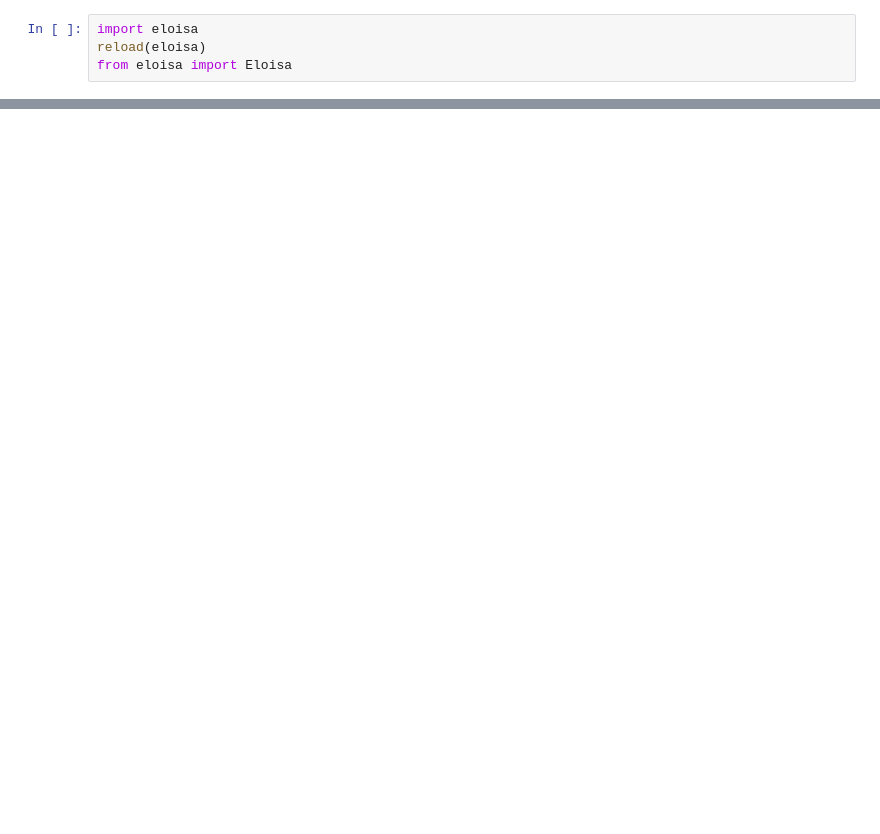
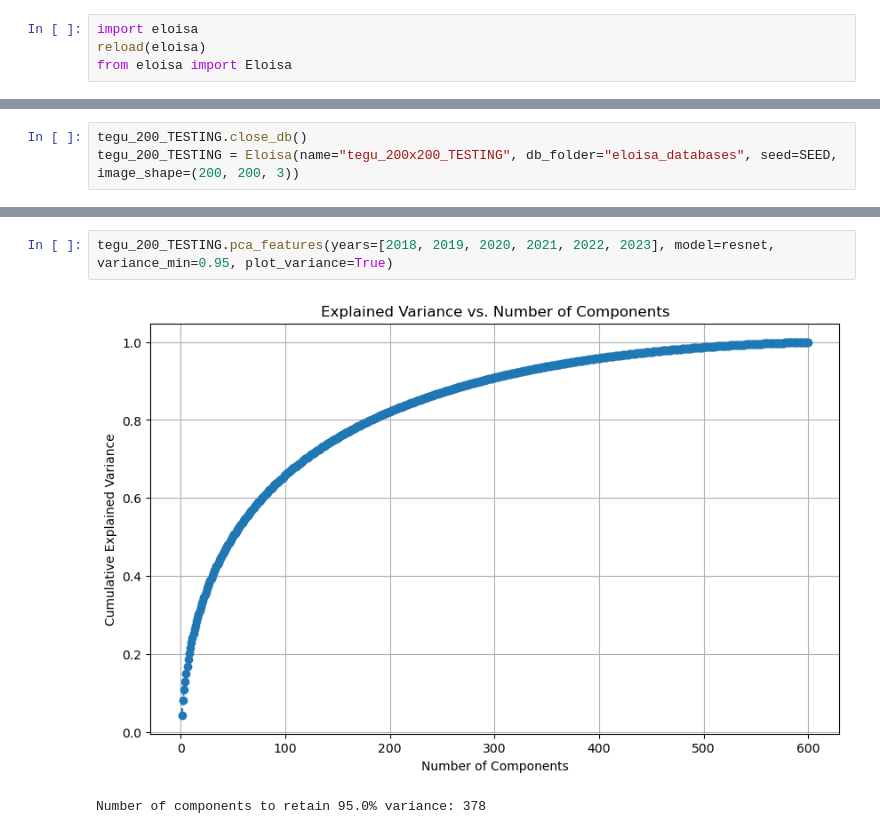
Before and after one commit to JuanesLamilla/TemporalClusterNet, a Jupyter notebook: load_and_save.ipynb, the cells around one changed output, grey strips where cells are left out. Saved outputs shown, nothing was run; the diff lists cells and outputs as text; blank space fills up the shorter version.

```diff
--- a/load_and_save.ipynb
+++ b/load_and_save.ipynb
@@ -144,0 +214,3 @@ plt.show()
+# %%
+tegu_200_TESTING.close_db()
+tegu_200_TESTING = Eloisa(name="tegu_200x200_TESTING", db_folder="eloisa_databases", seed=SEED, image_shape=(200, 200, 3))
@@ -144,0 +261,5 @@ plt.show()
+# %%
+tegu_200_TESTING.pca_features(years=[2018, 2019, 2020, 2021, 2022, 2023], model=resnet, variance_min=0.95, plot_variance=True)
+# %% [output]
+[figure, added]
+Number of components to retain 95.0% variance: 378
```
Also changed, not shown: parts of 19 cells of this notebook, 1 other file.
